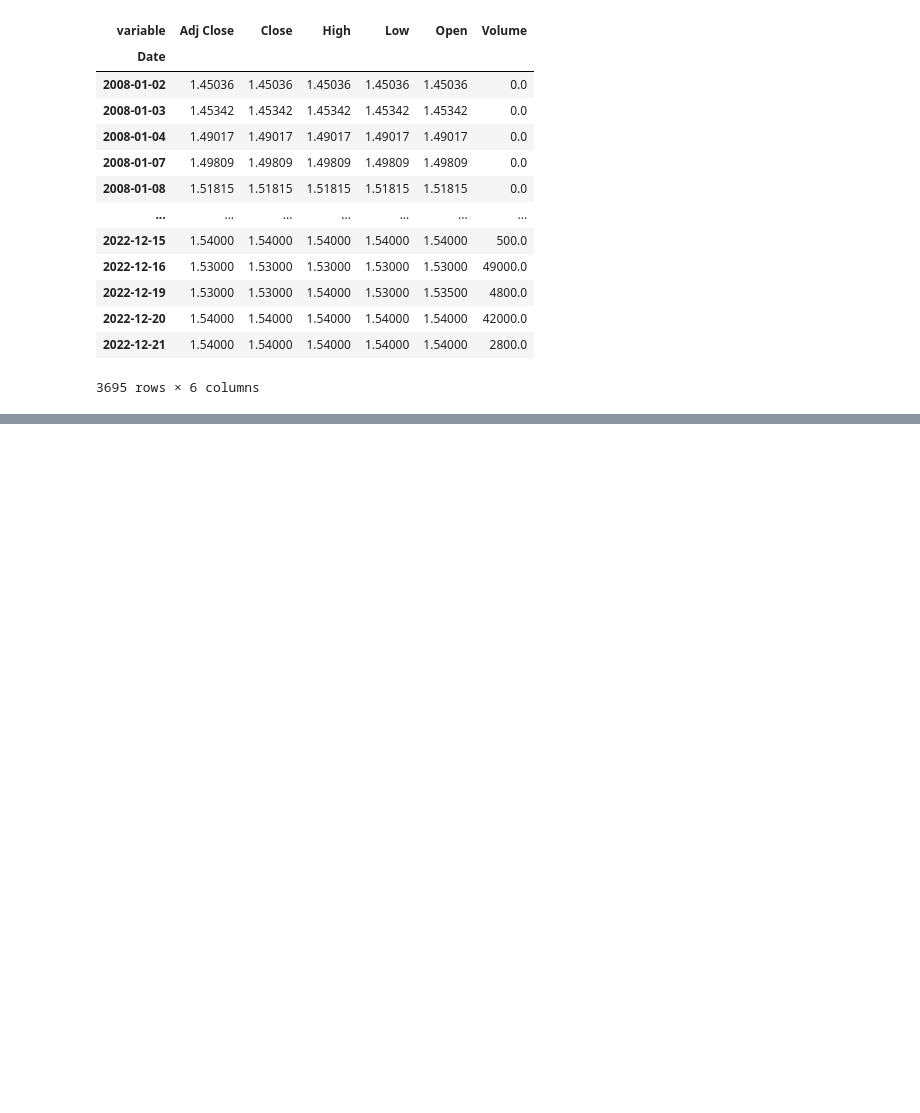
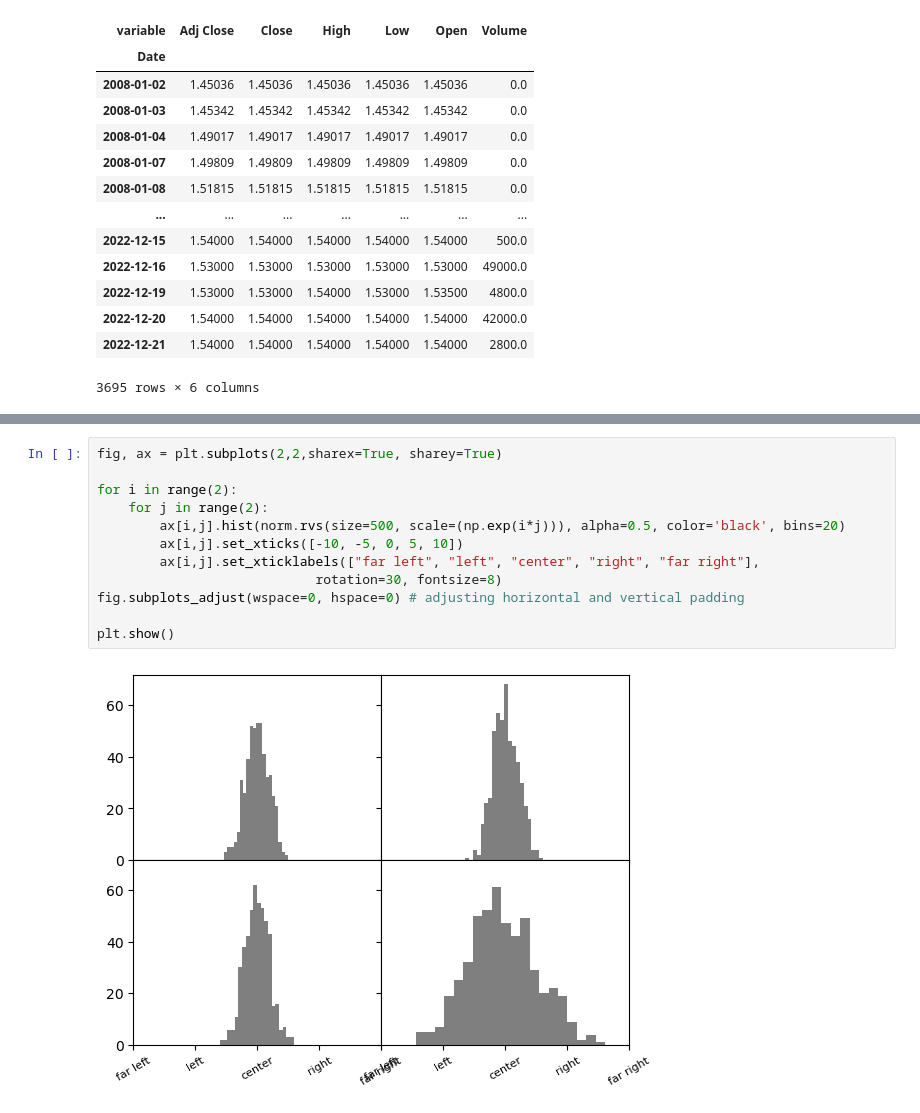
Before and after one commit to FaizAzhar/DataScience-studies, a Jupyter notebook: Notebook Tutorial.ipynb, the cells around one changed output, grey strips where cells are left out. Drawn from its saved outputs; the diff is of its cells as text; blank space fills up the shorter version.

```diff
--- a/Notebook Tutorial.ipynb
+++ b/Notebook Tutorial.ipynb
@@ -1235,0 +1285,14 @@ df_cast
+# %%
+fig, ax = plt.subplots(2,2,sharex=True, sharey=True)
+
+for i in range(2):
+    for j in range(2):
+        ax[i,j].hist(norm.rvs(size=500, scale=(np.exp(i*j))), alpha=0.5, color='black', bins=20)
+        ax[i,j].set_xticks([-10, -5, 0, 5, 10])
+        ax[i,j].set_xticklabels(["far left", "left", "center", "right", "far right"],
+                            rotation=30, fontsize=8)
+fig.subplots_adjust(wspace=0, hspace=0) # adjusting horizontal and vertical padding
+
+plt.show()
+# %% [output]
+[figure, added]
```
Also changed, not shown: parts of 4 cells of this notebook.
